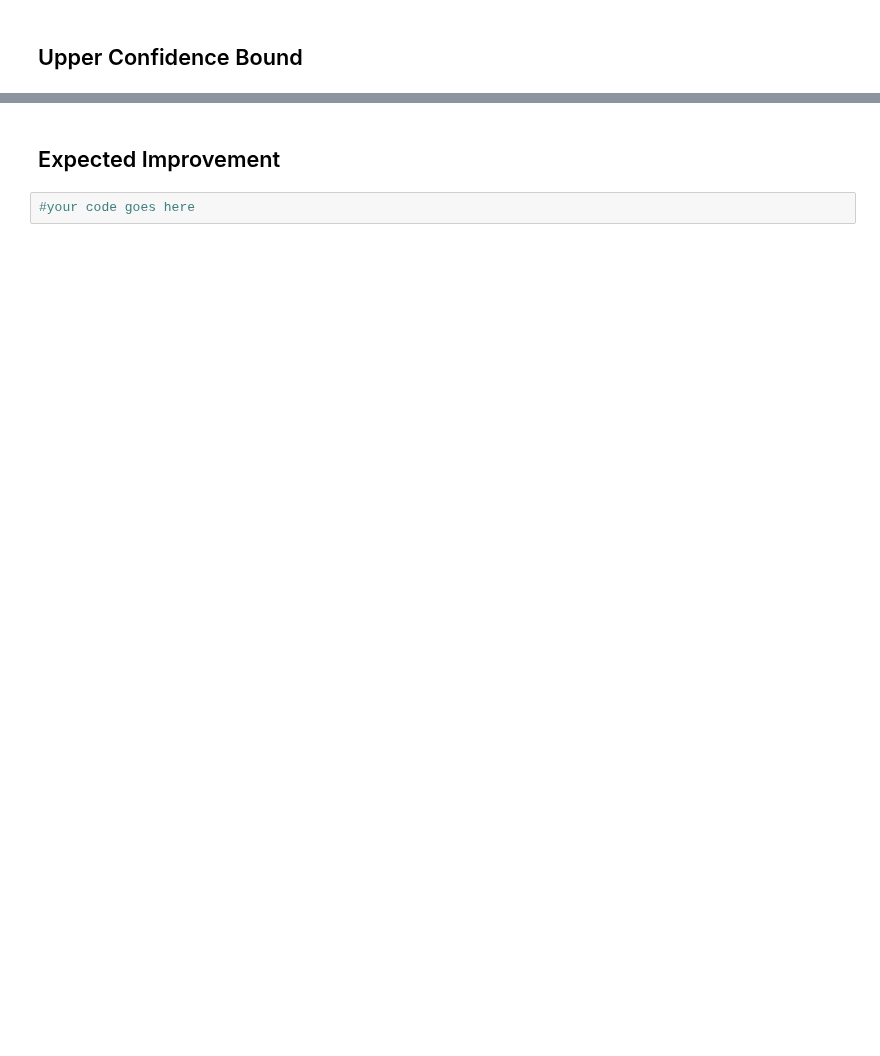
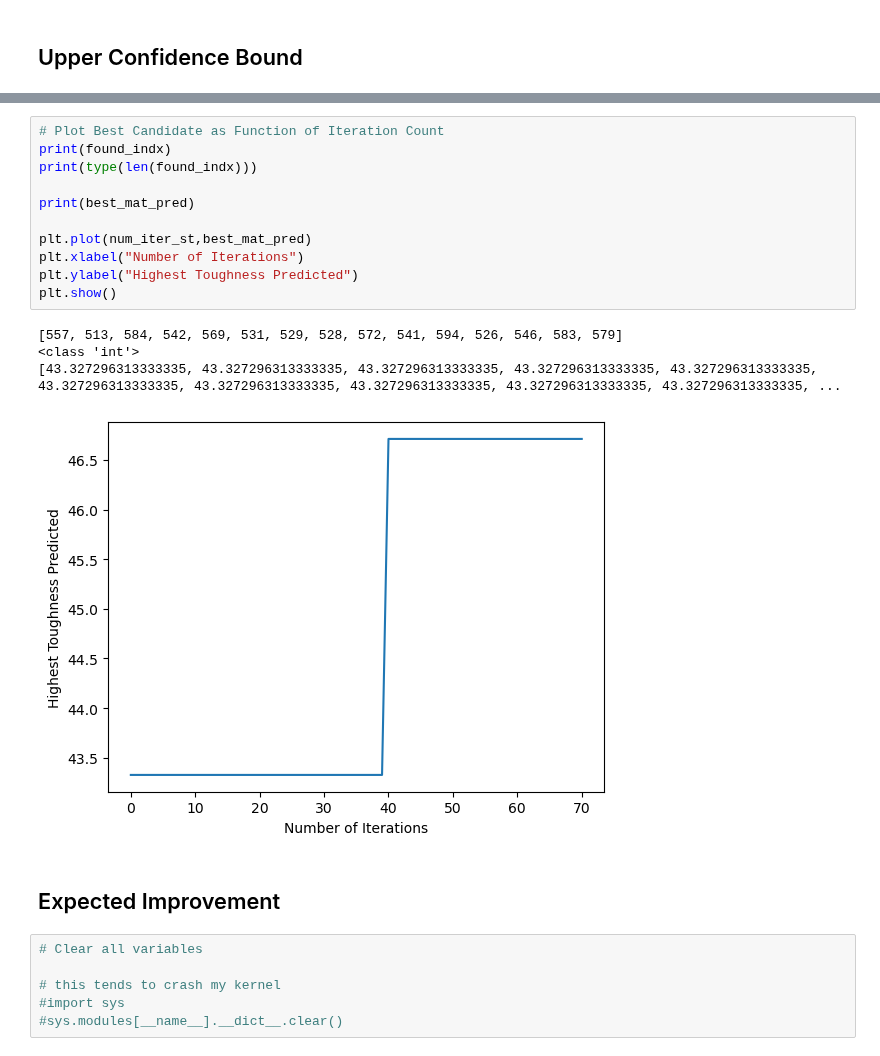
Before and after one commit to AJB33/MaterialsInformatics, a Jupyter notebook: HW/HW3/HW3 Q1.ipynb, the cells around one changed output, grey strips where cells are left out. Cells and saved outputs as stored; diff of their text form; blank space fills up the shorter version.

```diff
--- a/HW/HW3/HW3 Q1.ipynb
+++ b/HW/HW3/HW3 Q1.ipynb
@@ -94,4 +206,24 @@ while
+# %%
+# Plot Best Candidate as Function of Iteration Count
+print(found_indx)
+print(type(len(found_indx)))
+
+print(best_mat_pred)
+
+plt.plot(num_iter_st,best_mat_pred)
+plt.xlabel("Number of Iterations")
+plt.ylabel("Highest Toughness Predicted")
+plt.show()
+# %% [output]
+[557, 513, 584, 542, 569, 531, 529, 528, 572, 541, 594, 526, 546, 583, 579]
+<class 'int'>
+[43.327296313333335, 43.327296313333335, 43.327296313333335, 43.327296313333335, 43.327296313333335, 43.327296313333335, 43.327296313333335, 43.327296313333335, 43.327296313333335, 43.327296313333335, ...
+[figure, added]
 # %% [markdown]
 ## Expected Improvement
-# %%
-#your code goes here
+# %%
+# Clear all variables
+
+# this tends to crash my kernel
+#import sys
+#sys.modules[__name__].__dict__.clear()
```
Also changed, not shown: parts of 15 cells of this notebook, 1 other file.
